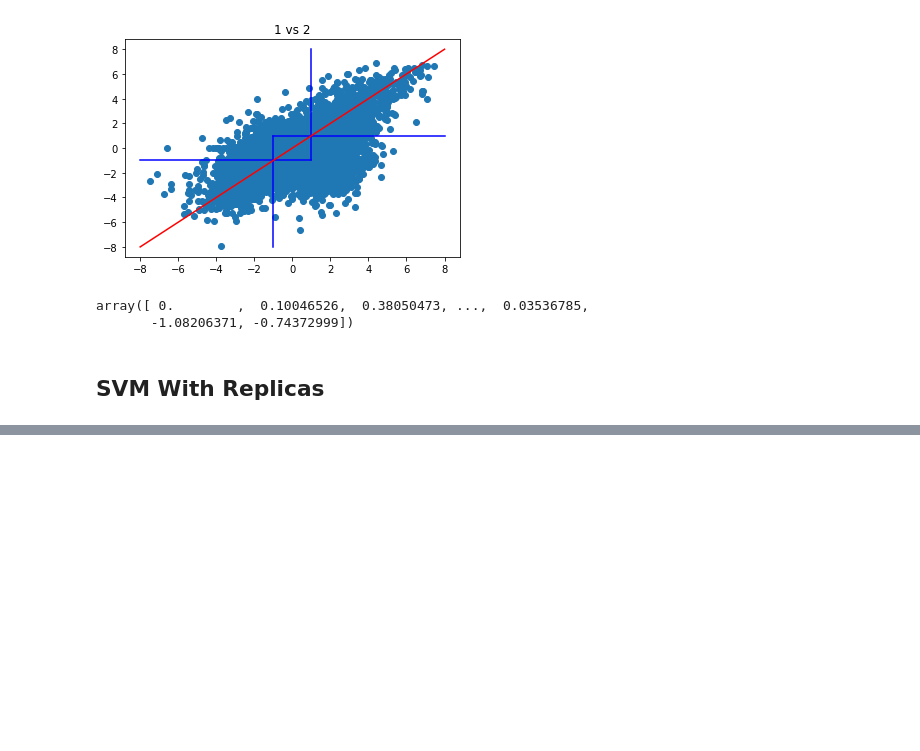
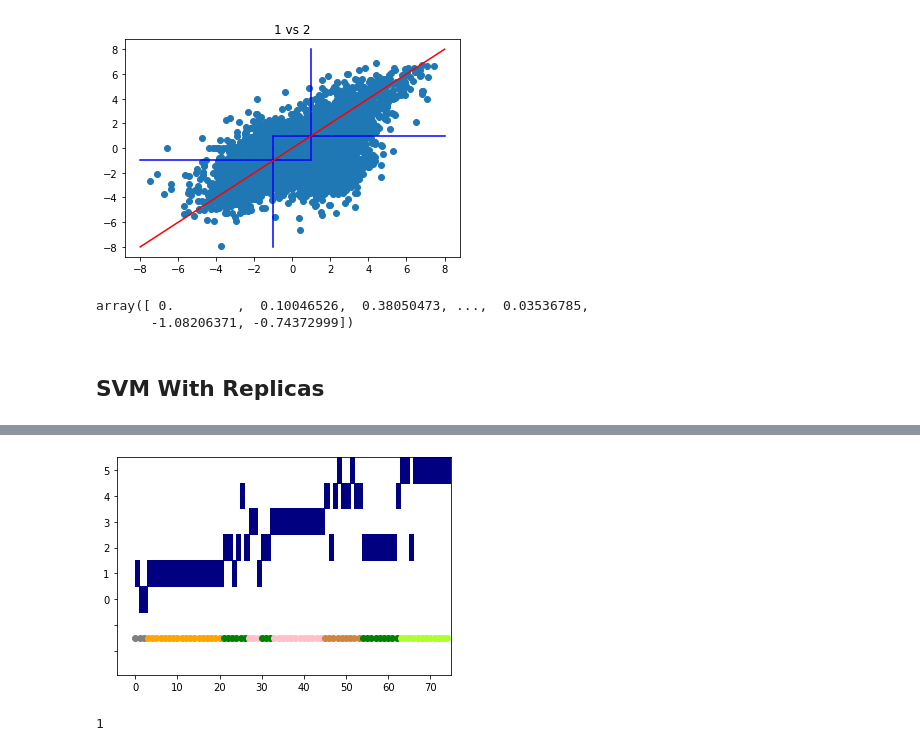
Before and after one commit to uwescience/xstate, a Jupyter notebook: notebooks/SVM Classification Using Individual Replicas.ipynb, the cells around one changed output, grey strips where cells are left out. Saved outputs shown, nothing was run; the diff lists cells and outputs as text; code cells hidden in the pictures; blank space fills up the shorter version.

```diff
--- a/notebooks/SVM Classification Using Individual Replicas.ipynb
+++ b/notebooks/SVM Classification Using Individual Replicas.ipynb
@@ -218,6 +69,0 @@ ser_y[test_indices]
-# %%
-for idx in test_indices:
-    print("%s: %d" % (idx, ser_y[idx]))
-# %%
-for idx in ser_y.index:
-    print("%s: %d" % (idx, ser_y[idx]))
@@ -230,0 +200,31 @@ ser_y
+# %%
+df_confuse = makeConfusionMatrix()
+# %%
+is_averaged = False
+df = df_confuse.applymap(lambda v: np.nan if v <= 0.2 else 1)
+df.columns = [c - 0.5 for c in df.columns]
+trinary = TrinaryData(is_averaged=is_averaged, is_dropT1=is_averaged)
+states = trinary.ser_y.values
+state_colors = ["grey", "orange", "green", "pink", "peru", "greenyellow"]
+heatmap = plt.pcolor(df.T, cmap='jet')
+#fig = heatmap.get_figure()
+#axes = fig.get_axes()[0]
+#yaxis = axes.get_yaxis()
+#xv = [x + 0.5 for x in range(len(df.T.columns))]
+#yv = [y + 0.5 for y in range(len(df.T))]
+#plt.xticks(xv)
+#plt.yticks(yv)
+positions = [p - 0.5 for p in range(-1, len(states))]
+labels = [str(int(c-.5)) if c >= 0 else "" for c in positions]
+plt.yticks(positions, labels)
+for idx, state in enumerate(states):
+    color = state_colors[state]
+    plt.scatter(idx, [-1], color=color)
+#plt.colorbar(heatmap)
+# %% [output]
+[figure, added]
+# %%
+ser = df_confuse.loc["T1.0", :].idxmax()
+ser
+# %% [output]
+1
```
Also changed, not shown: parts of 39 cells of this notebook, 3 other files.
